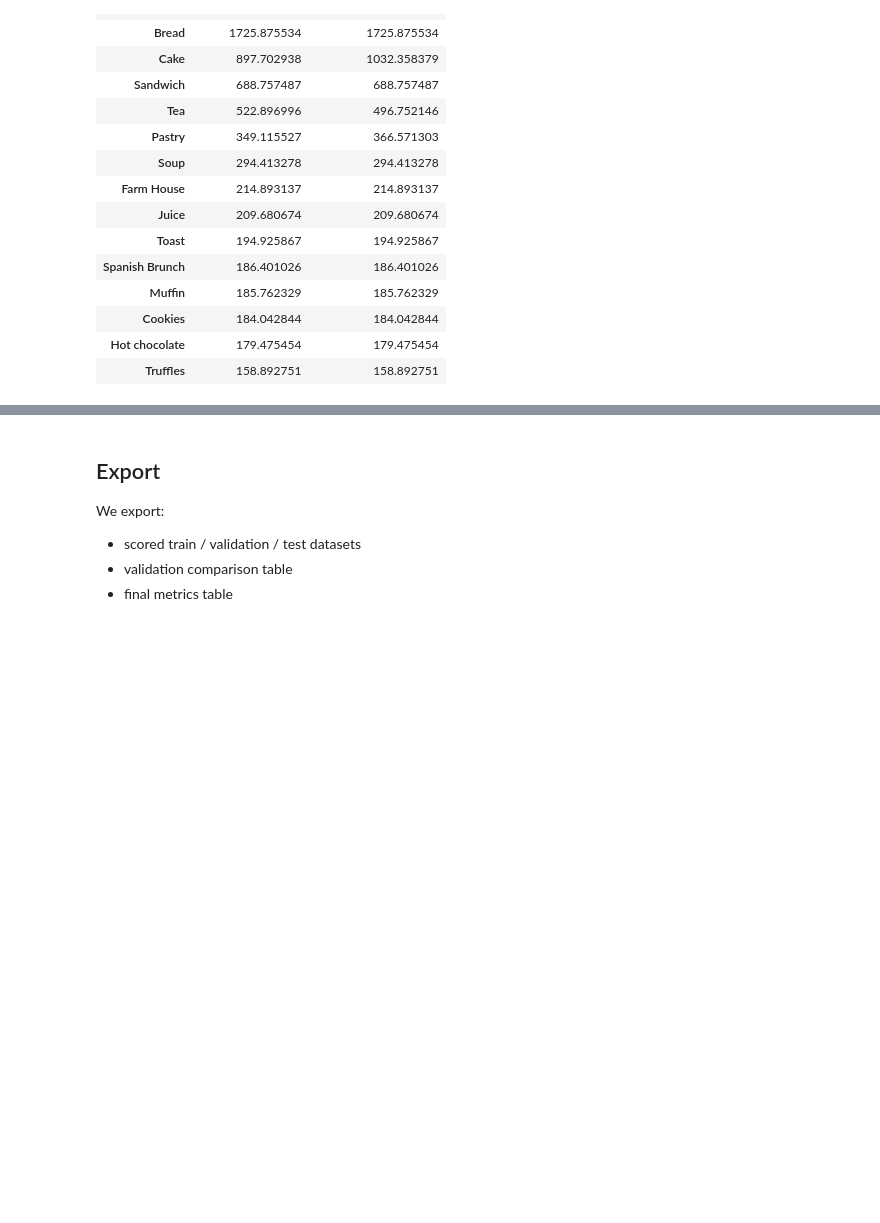
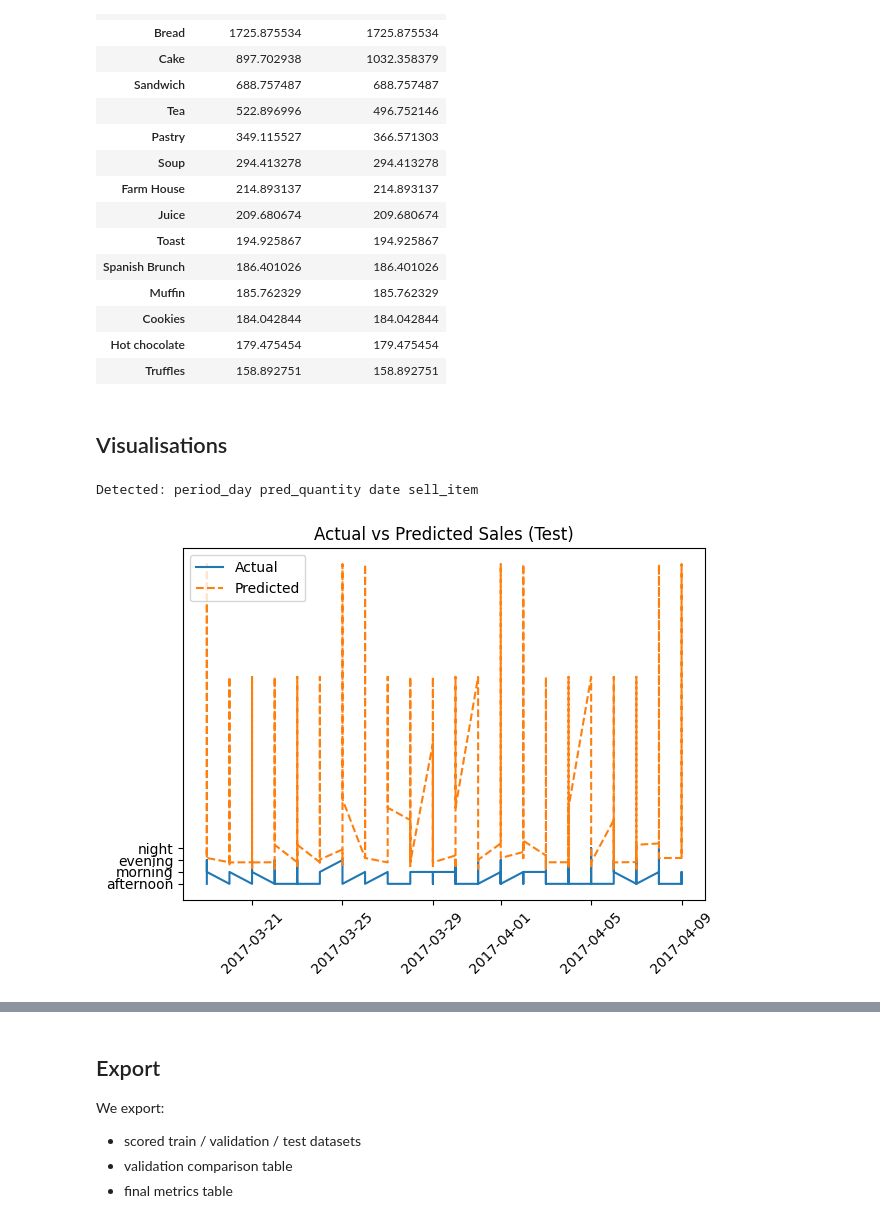
Before and after one commit to sloxen/AutoPred, a Jupyter notebook: bakery_demo.ipynb, the cells around one changed output, grey strips where cells are left out. Cells and saved outputs as stored; diff of their text form; code cells hidden in the pictures; blank space fills up the shorter version.

Commit message:
structure demo

```diff
--- a/bakery_demo.ipynb
+++ b/bakery_demo.ipynb
@@ -63,7 +65,7 @@ Libraries imported successfully.
 Load and keep the raw file unchanged in `df_raw` for easier debugging.
 # %%
 # Read the CSV file into a dataframe
-df_raw = pd.read_csv("demo/bakery_kaggle/bakery_sales_revised.csv")
+df_raw = pd.read_csv("demo/bakery_kaggle/meta/bakery_sales_revised.csv")
 
 # Show the first few rows
 df_raw.head()
@@ -685,3 +687,42 @@ test_revenue_compare.head(15)
 | Cookies | 184.042844 | 184.042844 |
 | Hot chocolate | 179.475454 | 179.475454 |
 | Truffles | 158.892751 | 158.892751 |
+# %% [markdown]
+## Visualisations
+# %%
+# ---- detect columns ----
+def find_col(test_scored_df, keywords):
+    for col in test_scored_df.columns:
+        for k in keywords:
+            if k in col.lower():
+                return col
+    return None
+
+actual_col = find_col(test_scored_df, ["actual", "true", "y"])
+pred_col = find_col(test_scored_df, ["pred", "yhat"])
+date_col = find_col(test_scored_df, ["date", "time"])
+item_col = find_col(test_scored_df, ["item", "product"])
+
+print("Detected:", actual_col, pred_col, date_col, item_col)
+# %% [output]
+Detected: period_day pred_quantity date sell_item
+# %%
+# ---- Plot 1: Actual vs Predicted over time ----
+plt.figure()
+
+if date_col:
+    test_sorted = test_scored_df.sort_values(date_col)
+    plt.plot(test_sorted[date_col], test_sorted[actual_col], label="Actual")
+    plt.plot(test_sorted[date_col], test_sorted[pred_col], linestyle="--", label="Predicted")
+    plt.xticks(rotation=45)
+else:
+    plt.plot(test_scored_df[actual_col], label="Actual")
+    plt.plot(test_scored_df[pred_col], linestyle="--", label="Predicted")
+
+plt.title("Actual vs Predicted Sales (Test)")
+plt.legend()
+plt.tight_layout()
+plt.savefig("demo/bakery_kaggle/plots/plot_actual_vs_predicted.png")
+plt.show()
+# %% [output]
+[figure, added]
```
Also changed, not shown: parts of 5 cells of this notebook, 11 other files.
